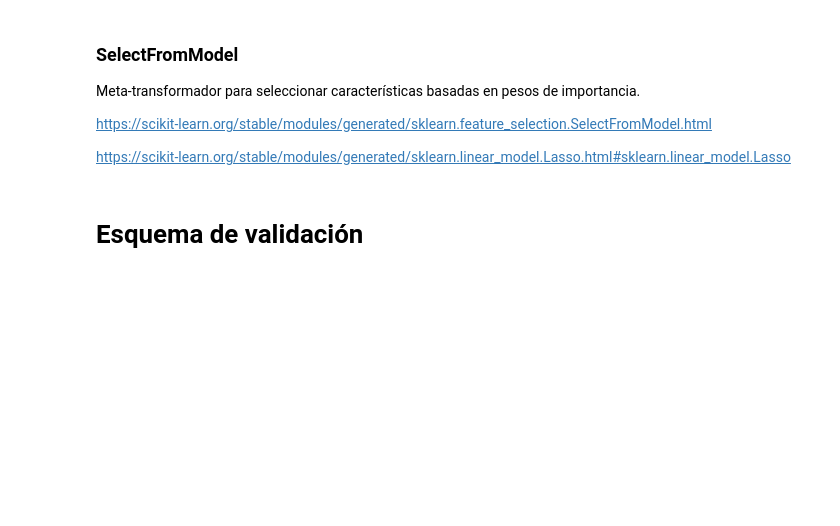
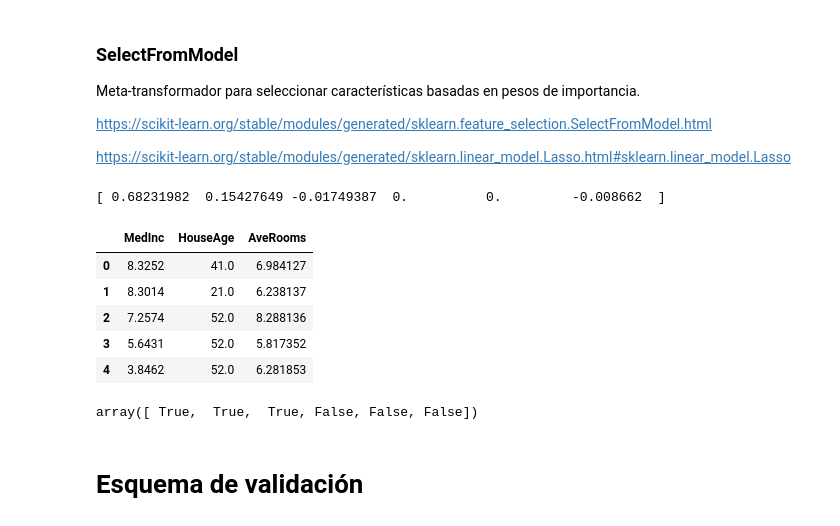
Before and after one commit to mlondono-oc/LEA2, a Jupyter notebook: Modulo2/M1_Seleccion_de_caracteristicas_Separación_de_datasets_Ejemplos.ipynb, the cells around one changed output. Drawn from its saved outputs; the diff is of its cells as text; code cells hidden in the pictures; blank space fills up the shorter version.

```diff
--- a/Modulo2/M1_Seleccion_de_caracteristicas_Separación_de_datasets_Ejemplos.ipynb
+++ b/Modulo2/M1_Seleccion_de_caracteristicas_Separación_de_datasets_Ejemplos.ipynb
@@ -201,23 +295,35 @@ https://scikit-learn.org/stable/modules/generated/sklearn.linear_model.Lasso.htm
 # %%
 from sklearn.feature_selection import SelectFromModel
 from sklearn.linear_model import Lasso
 from sklearn.preprocessing import StandardScaler
 import numpy as np
 
 # Estandarizar los datos
 standard_scaler = StandardScaler()
 X_reg_std = standard_scaler.fit_transform(X_reg)
 y_reg_std = standard_scaler.fit_transform(np.array(y_reg).reshape(-1, 1))
 
 # Selector de variables con Lasso
-sel_ = SelectFromModel(Lasso(alpha=0.03), max_features=4)
+sel_ = SelectFromModel(Lasso(alpha=0.03), max_features=3)
 sel_.fit(X_reg_std, y_reg_std)
 print(sel_.estimator_.coef_)
 #Obtener variables seleccionadas
 X_new_reg = sel_.get_support()
 
 df_regression_new = X_reg.iloc[:,X_new_reg]
 df_regression_new.head()
+# %% [output]
+[ 0.68231982  0.15427649 -0.01749387  0.          0.         -0.008662  ]
+|  | MedInc | HouseAge | AveRooms |
+| 0 | 8.3252 | 41.0 | 6.984127 |
+| 1 | 8.3014 | 21.0 | 6.238137 |
+| 2 | 7.2574 | 52.0 | 8.288136 |
+| 3 | 5.6431 | 52.0 | 5.817352 |
+| 4 | 3.8462 | 52.0 | 6.281853 |
+# %%
+X_new_reg
+# %% [output]
+array([ True,  True,  True, False, False, False])
 # %% [markdown]
 # Esquema de validación
 # %% [markdown]
```
Also changed, not shown: parts of 21 cells of this notebook, 1 other file.
